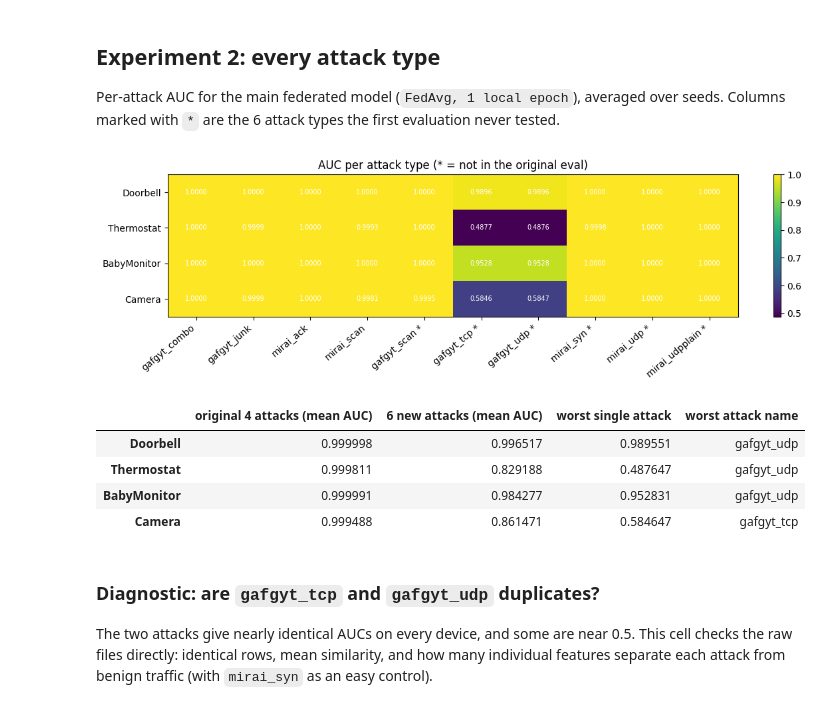
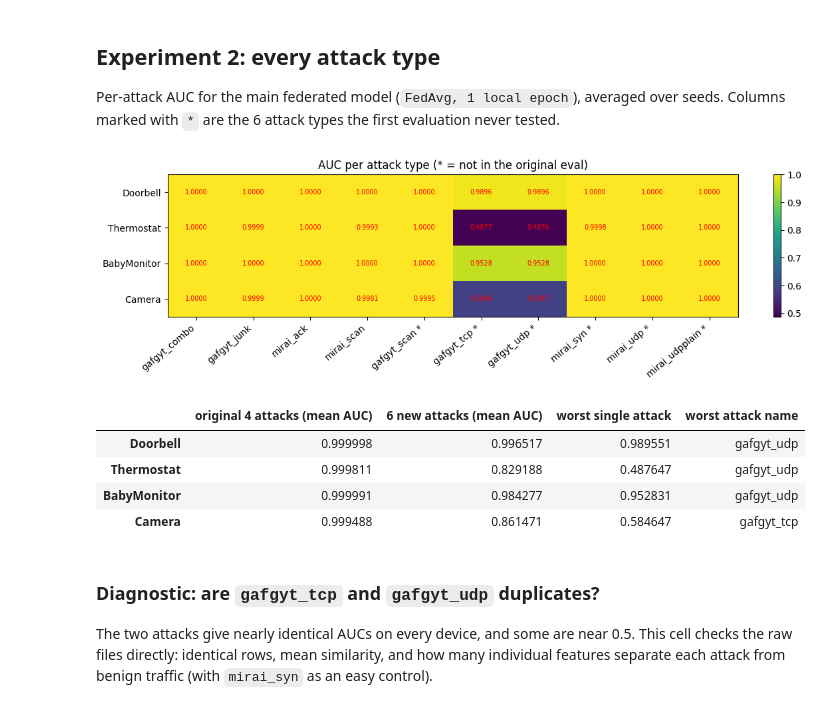
Before and after one commit to KA6-p/federated-iot-anomaly-detection, a Jupyter notebook: 04_extension_noniid_unseen.ipynb, the cells around one changed output. Saved outputs shown, nothing was run; the diff lists cells and outputs as text; code cells hidden in the pictures.

```diff
--- a/04_extension_noniid_unseen.ipynb
+++ b/04_extension_noniid_unseen.ipynb
@@ -515,35 +516,35 @@ per_attack_df = pd.DataFrame(
     {a: {SHORT[n]: np.mean([results[MAIN][s][n]["per_attack"].get(a, np.nan) for s in SEEDS]) for n in NAMES}
      for a in attack_types}
 )
 labels = [a + ("" if a in ORIGINAL_ATTACKS else " *") for a in attack_types]
 
 fig, ax = plt.subplots(figsize=(12, 3.6))
 vals = per_attack_df.values.astype(float)
 im = ax.imshow(vals, aspect="auto", cmap="viridis", vmin=np.nanmin(vals), vmax=1.0)
 ax.set_xticks(range(len(labels)))
 ax.set_xticklabels(labels, rotation=40, ha="right")
 ax.set_yticks(range(len(per_attack_df.index)))
 ax.set_yticklabels(per_attack_df.index)
 for i in range(vals.shape[0]):
     for j in range(vals.shape[1]):
         if not np.isnan(vals[i, j]):
-            ax.text(j, i, f"{vals[i, j]:.4f}", ha="center", va="center", fontsize=7, color="white")
+            ax.text(j, i, f"{vals[i, j]:.4f}", ha="center", va="center", fontsize=7, color="red")
 ax.set_title("AUC per attack type (* = not in the original eval)")
 plt.colorbar(im, ax=ax)
 plt.tight_layout()
 plt.show()
 
 orig_cols = [a for a in attack_types if a in ORIGINAL_ATTACKS]
 new_cols = [a for a in attack_types if a not in ORIGINAL_ATTACKS]
 coverage = pd.DataFrame({
     "original 4 attacks (mean AUC)": per_attack_df[orig_cols].mean(axis=1),
     "6 new attacks (mean AUC)": per_attack_df[new_cols].mean(axis=1),
     "worst single attack": per_attack_df.min(axis=1),
     "worst attack name": per_attack_df.idxmin(axis=1),
 })
 coverage
 # %% [output]
-[figure, old version]
+[figure, new version]
 |  | original 4 attacks (mean AUC) | 6 new attacks (mean AUC) | worst single attack | worst attack name |
 | Doorbell | 0.999998 | 0.996517 | 0.989551 | gafgyt_udp |
 | Thermostat | 0.999811 | 0.829188 | 0.487647 | gafgyt_udp |
```
Also changed, not shown: parts of 7 cells of this notebook.
